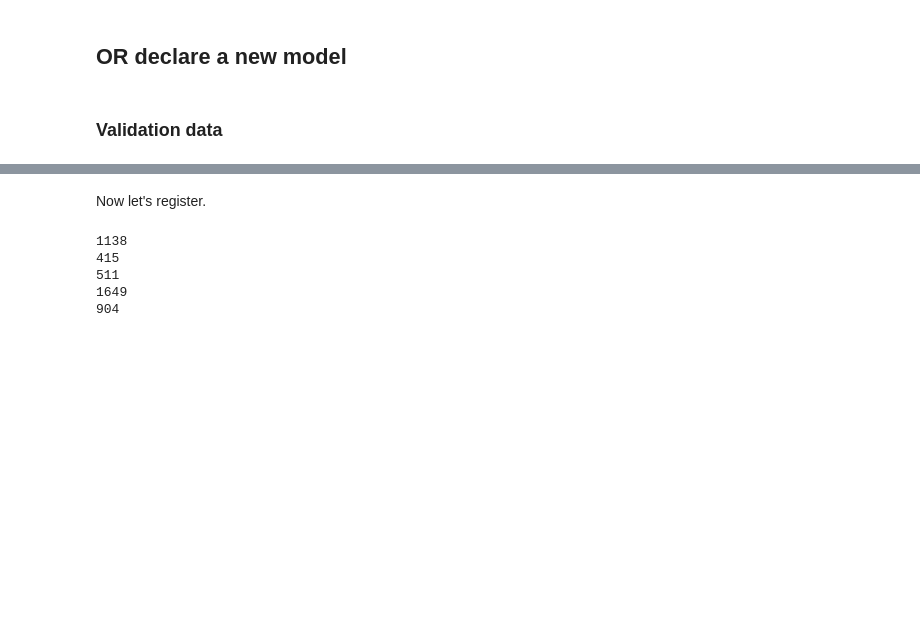
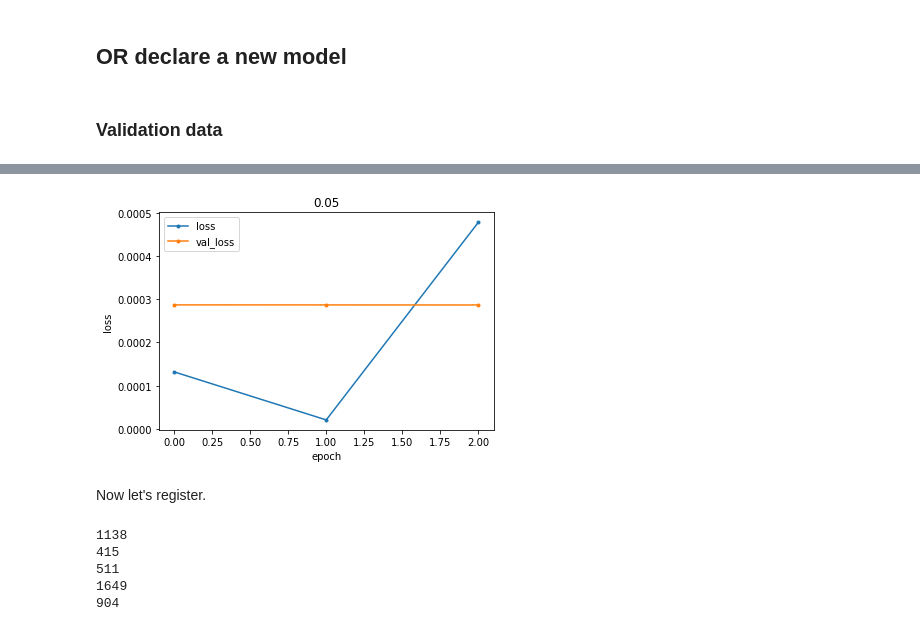
Before and after one commit to madtoinou/voxelmorph, a Jupyter notebook: voxelmorph_project.ipynb, the cells around one changed output, grey strips where cells are left out. Drawn from its saved outputs; the diff is of its cells as text; code cells hidden in the pictures; blank space fills up the shorter version.

```diff
--- a/voxelmorph_project.ipynb
+++ b/voxelmorph_project.ipynb
@@ -225,10 +218,16 @@ slices_test_3d = np.zeros((len(keys_test),112,112,32))
 for i, key in enumerate(keys_test):
     slices_test_3d[i] = np.array(hf.get(key)["frame"][0][:,:,:])/255
 # %%
-#again, create the generator with always the same fixed frame
-train_generator = util.vxm_data_generator(slices_train_3d,
+# create a generator with a constant fixed volume (keys='853')
+#chose this one because middle of the movie and provided with a label mask
+train_generator = util.vxm_data_generator(slices_train_3d[31:],
                                           vol_fixed=np.array(hf.get('853')["frame"][0][:,:,:])/255,
-                                          batch_size=4)
+                                          batch_size=2)
 
-hist = vxm_model.fit(train_generator, epochs=5, steps_per_epoch=5, verbose=1);
+xy_val = util.create_xy_3d(slices_train_3d[:31], np.array(hf.get('853')["frame"][0][:,:,:])/255)
+
+hist = vxm_model.fit(train_generator,
+                     validation_data=xy_val,
+                     epochs=3,
+                     steps_per_epoch=1, verbose=1)
 # %% [output]
@@ -245,3 +240,7 @@ Epoch 5/5
+# %%
+util.plot_history(hist, 0.05, loss_name=['loss','val_loss'], save_name = 'title')
+# %% [output]
+[figure, added]
 # %% [markdown]
 Now let's register.
 # %%
```
Also changed, not shown: parts of 9 cells of this notebook, 2 other files.
